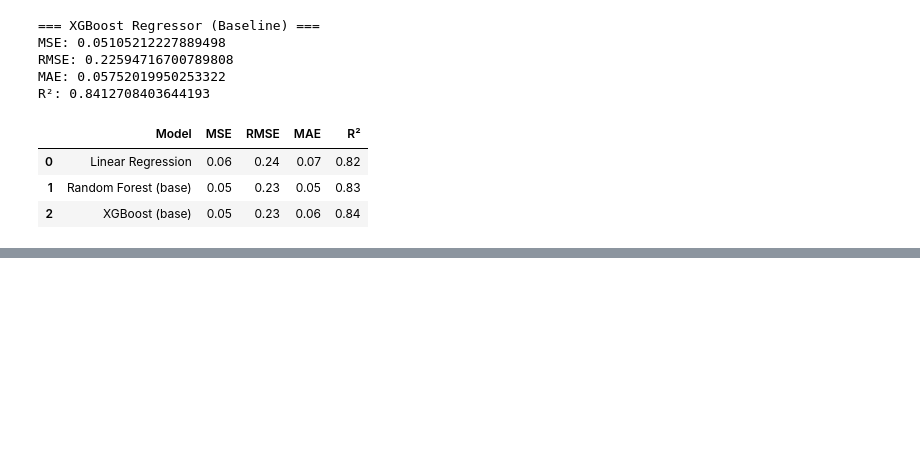
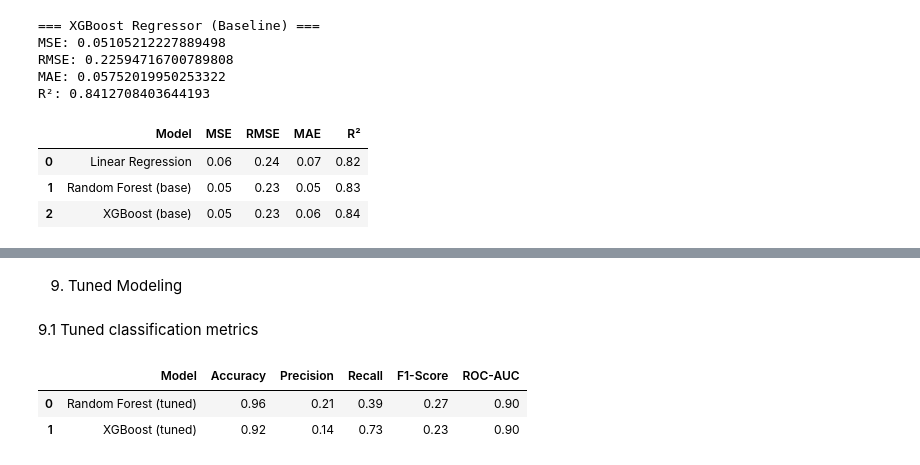
Before and after one commit to Rajabboev/hybrid_credit_risk_ML, a Jupyter notebook: Notebooks/hybrid_ml_credit_risk_16577.ipynb, the cells around one changed output, grey strips where cells are left out. Saved outputs shown, nothing was run; the diff lists cells and outputs as text; code cells hidden in the pictures; blank space fills up the shorter version.

```diff
--- a/Notebooks/hybrid_ml_credit_risk_16577.ipynb
+++ b/Notebooks/hybrid_ml_credit_risk_16577.ipynb
@@ -645,0 +650,20 @@ results_reg_baseline
+# %%
+param_grid_rf = {
+    "n_estimators": [200, 300],
+    "max_depth": [8, 12, 16],
+    "min_samples_split": [2, 5]
+}
+
+grid_rf = GridSearchCV(
+    estimator=RandomForestClassifier(class_weight="balanced", random_state=42),
+    param_grid=param_grid_rf,
+    scoring="f1",
+    cv=3,
+    n_jobs=-1,
+    verbose=1
+)
+
+grid_rf.fit(X_train_c, y_train_c)
+
+print("Best RF params:", grid_rf.best_params_)
+best_rf_clf = grid_rf.best_estimator_
@@ -645,0 +729,42 @@ results_reg_baseline
+# %% [markdown]
+9. Tuned Modeling
+# %% [markdown]
+9.1 Tuned classification metrics
+# %%
+# RF tuned
+y_pred_rf_tuned = best_rf_clf.predict(X_test_c)
+y_proba_rf_tuned = best_rf_clf.predict_proba(X_test_c)[:, 1]
+
+# XGB tuned
+y_pred_xgb_tuned = best_xgb_clf.predict(X_test_c)
+y_proba_xgb_tuned = best_xgb_clf.predict_proba(X_test_c)[:, 1]
+
+results_class_tuned = pd.DataFrame({
+    "Model": ["Random Forest (tuned)", "XGBoost (tuned)"],
+    "Accuracy": [
+        accuracy_score(y_test_c, y_pred_rf_tuned),
+        accuracy_score(y_test_c, y_pred_xgb_tuned)
+    ],
+    "Precision": [
+        precision_score(y_test_c, y_pred_rf_tuned, zero_division=0),
+        precision_score(y_test_c, y_pred_xgb_tuned, zero_division=0)
+    ],
+    "Recall": [
+        recall_score(y_test_c, y_pred_rf_tuned),
+        recall_score(y_test_c, y_pred_xgb_tuned)
+    ],
+    "F1-Score": [
+        f1_score(y_test_c, y_pred_rf_tuned),
+        f1_score(y_test_c, y_pred_xgb_tuned)
+    ],
+    "ROC-AUC": [
+        roc_auc_score(y_test_c, y_proba_rf_tuned),
+        roc_auc_score(y_test_c, y_proba_xgb_tuned)
+    ]
+})
+
+results_class_tuned
+# %% [output]
+|  | Model | Accuracy | Precision | Recall | F1-Score | ROC-AUC |
+| 0 | Random Forest (tuned) | 0.96 | 0.21 | 0.39 | 0.27 | 0.90 |
+| 1 | XGBoost (tuned) | 0.92 | 0.14 | 0.73 | 0.23 | 0.90 |
```
Also changed, not shown: parts of 15 cells of this notebook.
